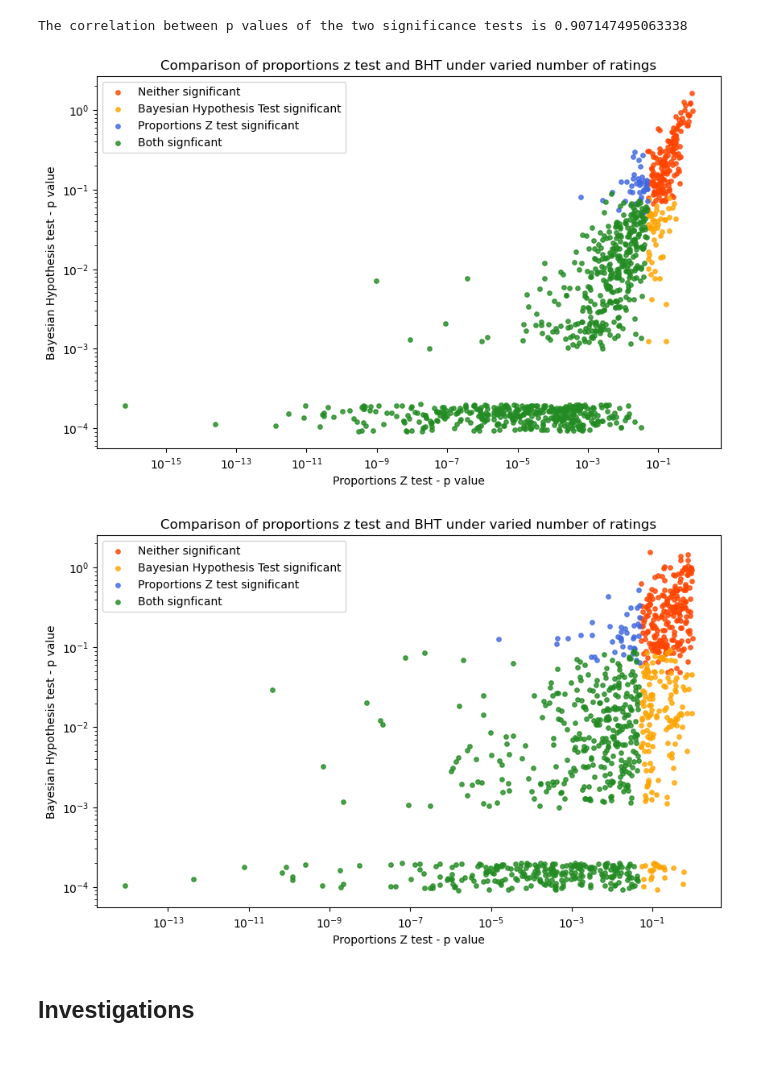
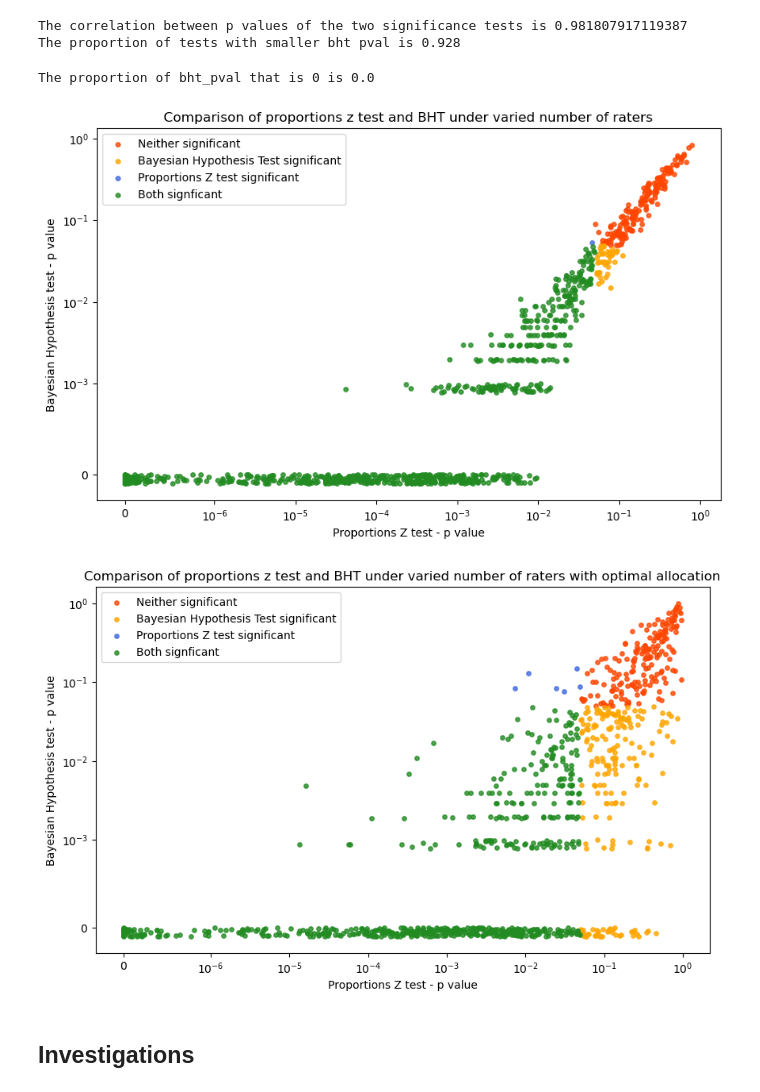
Before and after one commit to imrogerjiang/bayesian-inference-topic-measures, a Jupyter notebook: Plotting Simulation Results.ipynb, the cells around one changed output. Saved outputs shown, nothing was run; the diff lists cells and outputs as text; code cells hidden in the pictures; blank space fills up the shorter version.

```diff
--- a/Plotting Simulation Results.ipynb
+++ b/Plotting Simulation Results.ipynb
@@ -22,7 +22,7 @@ from matplotlib import pyplot as plt
 # %%
 def jitter(arr, scale="linear"):
     if scale=="log":
-        return arr*uniform.rvs(0.95,1.05,len(arr))
+        return arr+uniform.rvs(-1e-4,1e-4,len(arr))
     elif scale=="linear":
         return arr+uniform.rvs(-1/2,1,len(arr))
 # %%
@@ -116,0 +118,18 @@ plt.show()
+# %%
+# Uniform sampling vs OA
+N = len(sim_results)
+results = {"royalblue":p_diff_df, "orange":p_diffOA_df}
+legend = {"royalblue":"Uniform Sampling", "orange":"Optimal Allocation"}
+test = {"royalblue":"propz", "orange":"bht"}
+
+fig, ax = plt.subplots(1, 1, figsize=(10,6))
+for colour in reversed(legend):
+    ax.scatter(results[colour]["p_diff"], jitter(results[colour]["bht_pval"], scale="log"),
+               c=colour, label=legend[colour], s=10, alpha=0.5)
+ax.axhline(y=0.05, color = 'r', linestyle = 'dashed', label="Significance at 0.05")
+ax.set_title("Comparison of hypothesis tests varying the number of raters (Optimal Allocation)")
+ax.set_yscale("symlog", linthresh=1e-3)
+ax.set_xlabel("Difference in topic model effect")
+ax.set_ylabel("p Value")
+ax.legend()
+plt.show()
@@ -116,0 +138,18 @@ plt.show()
+# %%
+# Uniform sampling vs OA
+N = len(sim_results)
+results = {"royalblue":raters_df, "orange":ratersOA_df}
+legend = {"royalblue":"Uniform Sampling", "orange":"Optimal Allocation"}
+test = {"royalblue":"propz", "orange":"bht"}
+
+fig, ax = plt.subplots(1, 1, figsize=(10,6))
+for colour in reversed(legend):
+    ax.scatter(jitter(results[colour]["n_raters"]), jitter(results[colour]["bht_pval"], scale="log"),
+               c=colour, label=legend[colour], s=10, alpha=0.5)
+ax.axhline(y=0.05, color = 'r', linestyle = 'dashed', label="Significance at 0.05")
+ax.set_title("Comparison of hypothesis tests varying the number of raters (Optimal Allocation)")
+ax.set_yscale("symlog", linthresh=1e-3)
+ax.set_xlabel("Number of Raters")
+ax.set_ylabel("p Value")
+ax.legend()
+plt.show()
@@ -134,10 +175,19 @@ ax.legend()
 plt.show()
 # %%
 # Calculating correlation coefficient
-r = pearsonr(raters_df["propz_pval"], raters_df["bht_pval"])[0]
+r = pearsonr(raters_df["propz_pval"]-1e-4, raters_df["bht_pval"]-1e-4)[0]
 print(f"The correlation between p values of the two significance tests is {r}")
+
+bht_smaller = (raters_df["bht_pval"] < raters_df["propz_pval"])
+print(f"The proportion of tests with smaller bht pval is {bht_smaller.sum()/bht_smaller.count()}")
 # %% [output]
-The correlation between p values of the two significance tests is 0.907147495063338
+The correlation between p values of the two significance tests is 0.981807917119387
+The proportion of tests with smaller bht pval is 0.928
+# %%
+bht_0 = (raters_df['bht_pval']==1e-4)
+print(f"The proportion of bht_pval that is 0 is {bht_0.sum()/bht_0.count()}")
+# %% [output]
+The proportion of bht_pval that is 0 is 0.0
 # %%
 # Comparing prop z test and bh test under different number of raters
 sim_results=raters_df
@@ -167,15 +217,15 @@ fig, ax = plt.subplots(1, 1, figsize=(10,6))
 for colour in legend:
     df = sim_results[sim_results["c"]==colour]
     ax.scatter(df["propz_pval"], jitter(df["bht_pval"],scale="log"), c=colour, label=legend[colour], s=15, alpha=0.8)
-ax.set_title("Comparison of proportions z test and BHT under varied number of ratings")
-ax.set_xscale('log')
-ax.set_yscale('log')
+ax.set_title("Comparison of proportions z test and BHT under varied number of raters")
+ax.set_yscale("symlog", linthresh=1e-3)
+ax.set_xscale("symlog", linthresh=1e-6)
 ax.set_xlabel("Proportions Z test - p value")
 ax.set_ylabel("Bayesian Hypothesis test - p value")
 ax.legend()
 plt.show()
 # %% [output]
-[figure, old version]
+[figure, new version]
 # %%
 # Comparing prop z test and bh test under different number of raters
 sim_results=ratersOA_df
@@ -183,37 +233,37 @@ sim_results=ratersOA_df
 legend = {
     "orangered":"Neither significant",
     "orange":"Bayesian Hypothesis Test significant",
     "royalblue": "Proportions Z test significant",
     "forestgreen": "Both signficant"
 }
 
 alpha = 0.05
 sim_results["propz"] = sim_results["propz_pval"] < alpha
 sim_results["bht"] = sim_results["bht_pval"] < alpha
 
 sim_results["c"] = np.select(
     condlist=[
         ~sim_results["propz"] & ~sim_results["bht"],
         ~sim_results["propz"] & sim_results["bht"],
         sim_results["propz"] & ~sim_results["bht"],
         sim_results["propz"] & sim_results["bht"]
     ],
     choicelist=["orangered", "orange", "royalblue", "forestgreen"],
     default="black")
 
 fig, ax = plt.subplots(1, 1, figsize=(10,6))
 for colour in legend:
     df = sim_results[sim_results["c"]==colour]
     ax.scatter(df["propz_pval"], jitter(df["bht_pval"],scale="log"), c=colour, label=legend[colour], s=15, alpha=0.8)
-ax.set_title("Comparison of proportions z test and BHT under varied number of ratings")
-ax.set_xscale('log')
-ax.set_yscale('log')
+ax.set_title("Comparison of proportions z test and BHT under varied number of raters with optimal allocation")
+ax.set_yscale("symlog", linthresh=1e-3)
+ax.set_xscale("symlog", linthresh=1e-6)
 ax.set_xlabel("Proportions Z test - p value")
 ax.set_ylabel("Bayesian Hypothesis test - p value")
 ax.legend()
 plt.show()
 # %% [output]
-[figure, old version]
+[figure, new version]
 # %% [markdown]
 ## Investigations
 # %%
```
Also changed, not shown: parts of 10 cells of this notebook.
